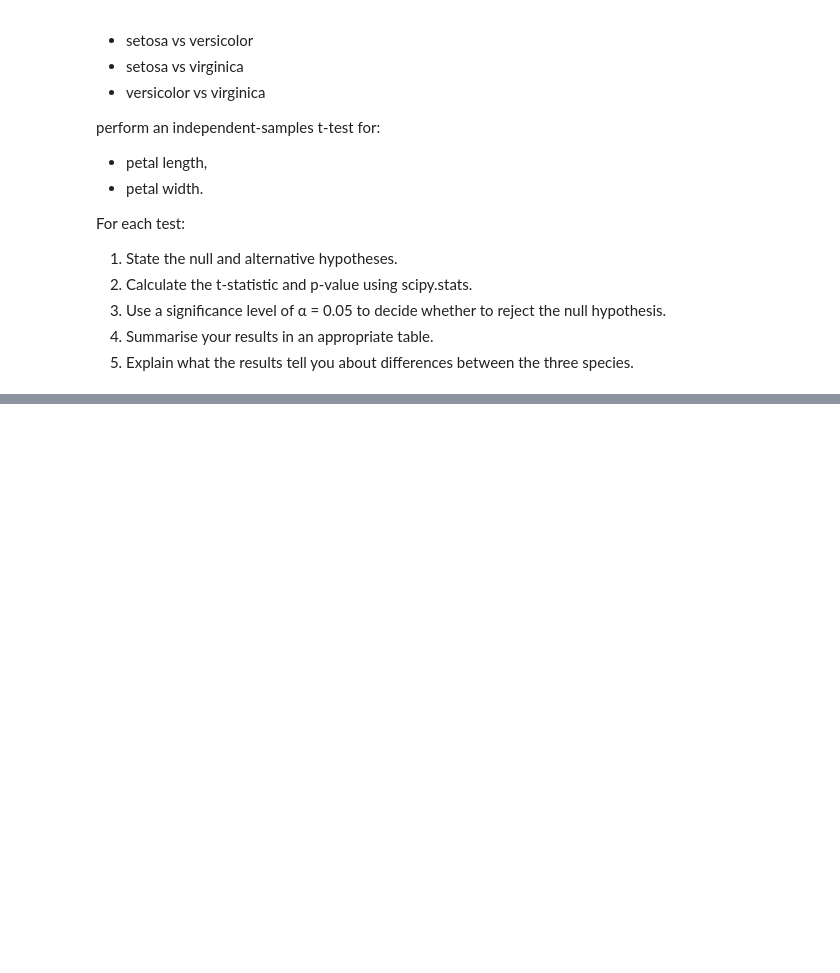
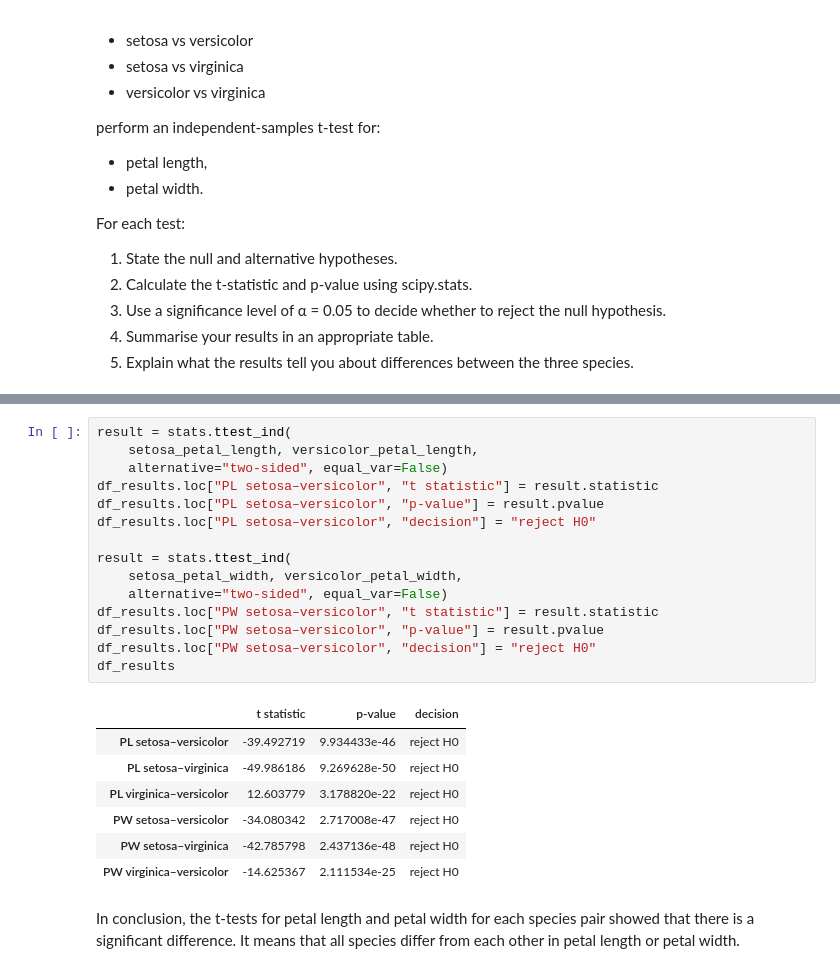
Before and after one commit to aldaszarnauskas/applied-statistics, a Jupyter notebook: problems.ipynb, the cells around one changed output, grey strips where cells are left out. Drawn from its saved outputs; the diff is of its cells as text; blank space fills up the shorter version.

```diff
--- a/problems.ipynb
+++ b/problems.ipynb
@@ -398,0 +745,25 @@ For each test:
+# %%
+result = stats.ttest_ind(
+    setosa_petal_length, versicolor_petal_length,
+    alternative="two-sided", equal_var=False)
+df_results.loc["PL setosa–versicolor", "t statistic"] = result.statistic
+df_results.loc["PL setosa–versicolor", "p-value"] = result.pvalue
+df_results.loc["PL setosa–versicolor", "decision"] = "reject H0"
+
+result = stats.ttest_ind(
+    setosa_petal_width, versicolor_petal_width,
+    alternative="two-sided", equal_var=False)
+df_results.loc["PW setosa–versicolor", "t statistic"] = result.statistic
+df_results.loc["PW setosa–versicolor", "p-value"] = result.pvalue
+df_results.loc["PW setosa–versicolor", "decision"] = "reject H0"
+df_results
+# %% [output]
+|  | t statistic | p-value | decision |
+| PL setosa–versicolor | -39.492719 | 9.934433e-46 | reject H0 |
+| PL setosa–virginica | -49.986186 | 9.269628e-50 | reject H0 |
+| PL virginica–versicolor | 12.603779 | 3.178820e-22 | reject H0 |
+| PW setosa–versicolor | -34.080342 | 2.717008e-47 | reject H0 |
+| PW setosa–virginica | -42.785798 | 2.437136e-48 | reject H0 |
+| PW virginica–versicolor | -14.625367 | 2.111534e-25 | reject H0 |
+# %% [markdown]
+In conclusion, the t-tests for petal length and petal width for each species pair showed that there is a significant difference. It means that all species differ from each other in petal length or petal width.
```
Also changed, not shown: parts of 30 cells of this notebook, 2 other files.
